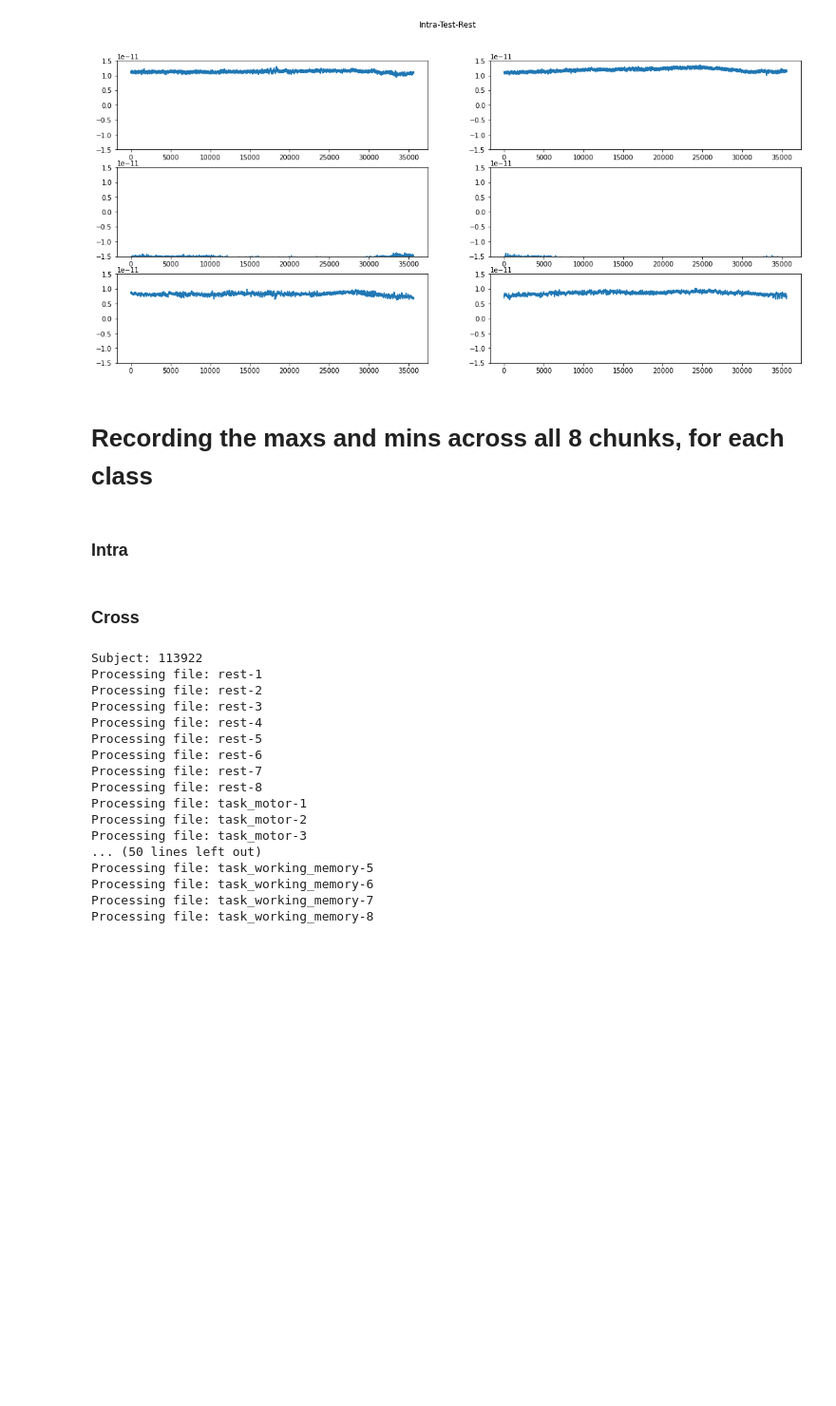
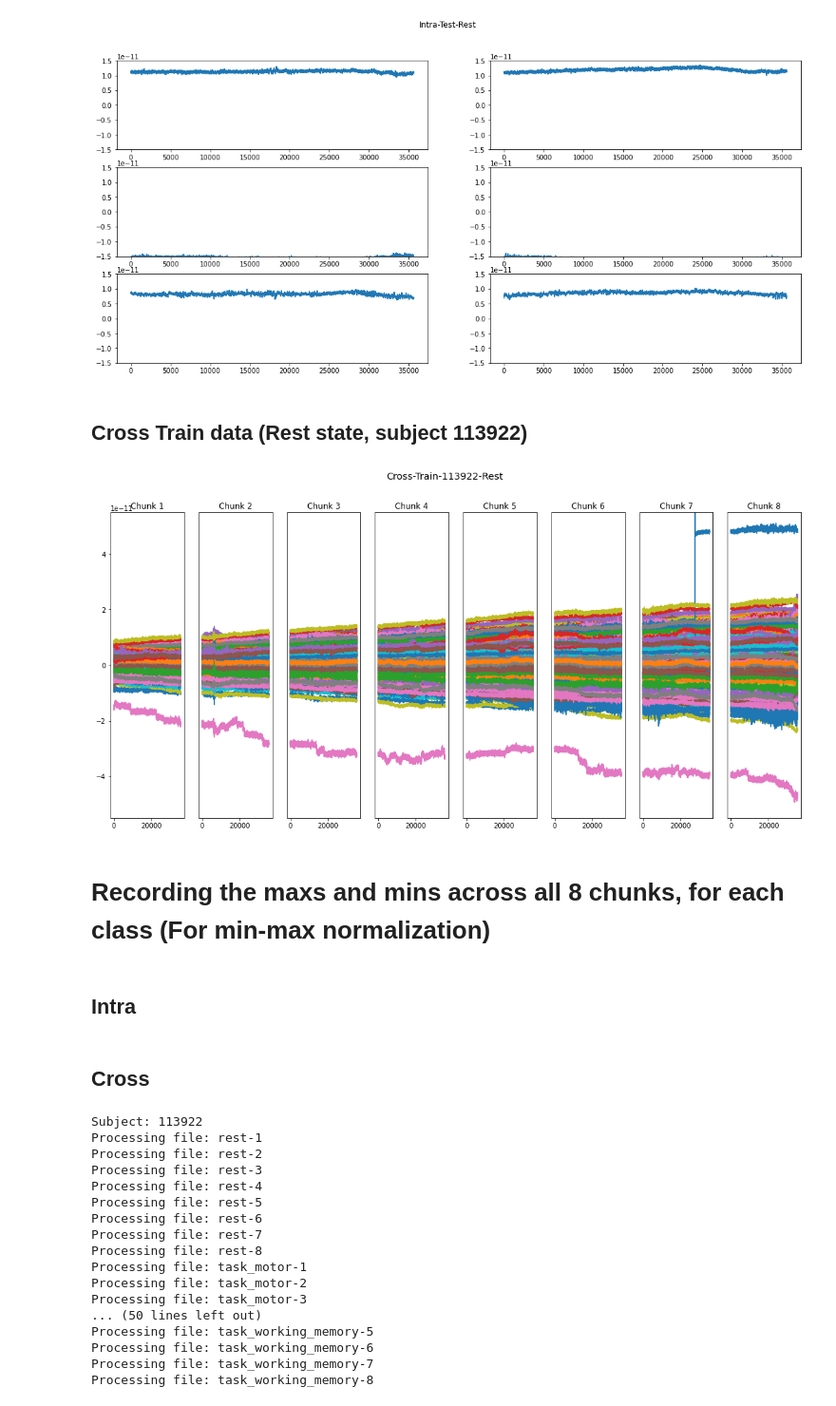
Before and after one commit to cnmy-ro/brain-activity-classification, a Jupyter notebook: Data Exploration.ipynb, the cells around one changed output. Shown at 95% size. Saved outputs shown, nothing was run; the diff lists cells and outputs as text; code cells hidden in the pictures; blank space fills up the shorter version.

Commit message:
Added Data exploration notebook and figure

```diff
--- a/Data Exploration.ipynb
+++ b/Data Exploration.ipynb
@@ -72,10 +77,43 @@ fig.suptitle("Intra-Test-Rest")
 plt.show()
 # %% [output]
 [figure]
+# %% [markdown]
+## Cross Train data (Rest state, subject 113922)
+# %%
+# Rest state
+
+directory = "/content/drive/My Drive/DL-final_project/Data/Cross/train/"
+
+file_name_list = sorted(os.listdir(directory))[:8]
+
+n_sensors = 248
+n_files = len(file_name_list)
+
+fig, axs = plt.subplots(1, n_files)
+fig.set_size_inches(18.5, 0.8*10.5)
+
+for i in range(n_files):
+    filename_path = directory + file_name_list[i]
+    ax = axs[i]
+    with h5py.File(filename_path,'r') as f:
+        dataset_name = get_dataset_name(filename_path)
+        matrix = f.get(dataset_name)[()]
+    for s in range(n_sensors):
+        ax.plot(matrix[s,:])
+        if i > 0:
+          ax.set_yticks([])
+        ax.set_ylim((-55e-12,55e-12))
+        ax.set_title("Chunk {}".format(i+1))
+
+fig.suptitle("Cross-Train-113922-Rest", fontsize='x-large')
+fig.savefig("/content/drive/My Drive/DL-final_project/Data/Cross/Cross-Train-113922-Rest.png")
+plt.show()
+# %% [output]
+[figure, added]
 # %% [markdown]
-# Recording the maxs and mins across all 8 chunks, for each class
+# Recording the maxs and mins across all 8 chunks, for each class (For min-max normalization)
 # %% [markdown]
-### Intra
+## Intra
 # %%
 maxs_array = np.full((n_sensors, 4), -1000).astype(np.float64)
 mins_array = np.full((n_sensors, 4), 1000).astype(np.float64)
@@ -109,7 +147,7 @@ mins_file_path = "/content/drive/My Drive/DL-final_project/data_stats/intra_trai
 np.savetxt(maxs_file_path, maxs_array, delimiter=',')
 np.savetxt(mins_file_path, mins_array, delimiter=',')
 # %% [markdown]
-### Cross
+## Cross
 # %%
 directory = "/content/drive/My Drive/DL-final_project/Data/Cross/train/"
 subject_id_list = [113922, 164636]
```
Also changed, not shown: parts of 2 cells of this notebook, 1 other file.
